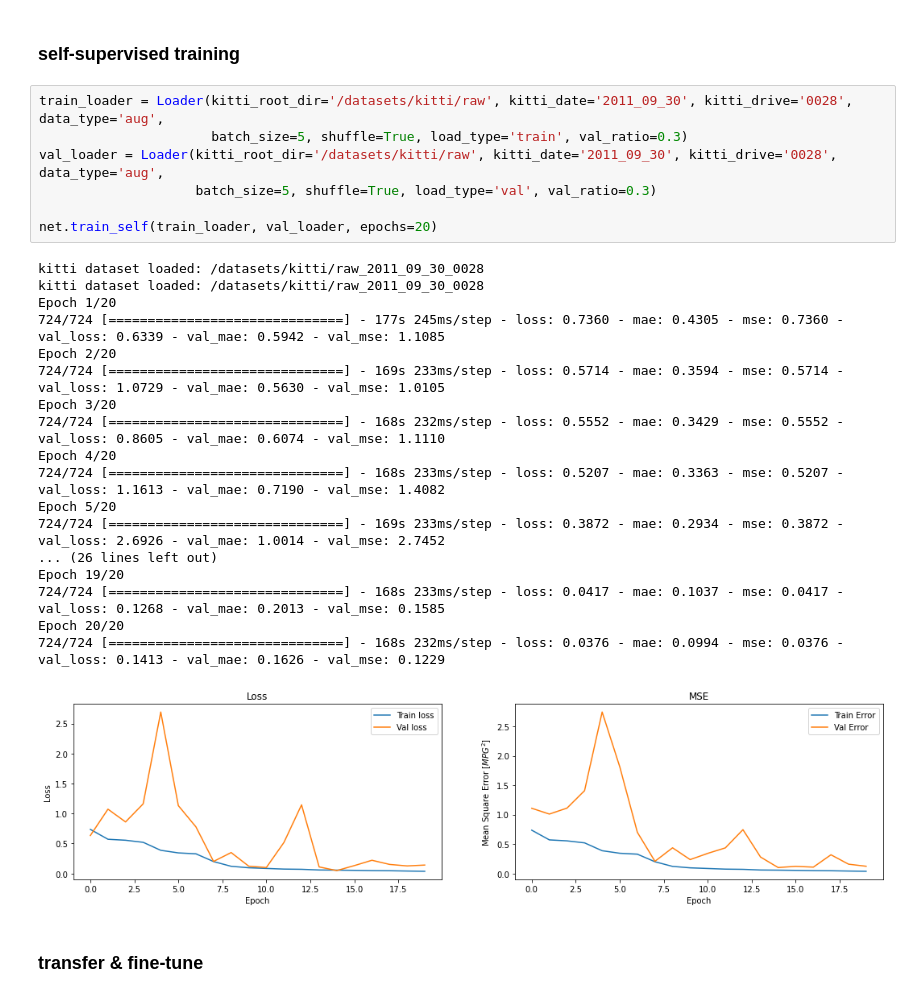
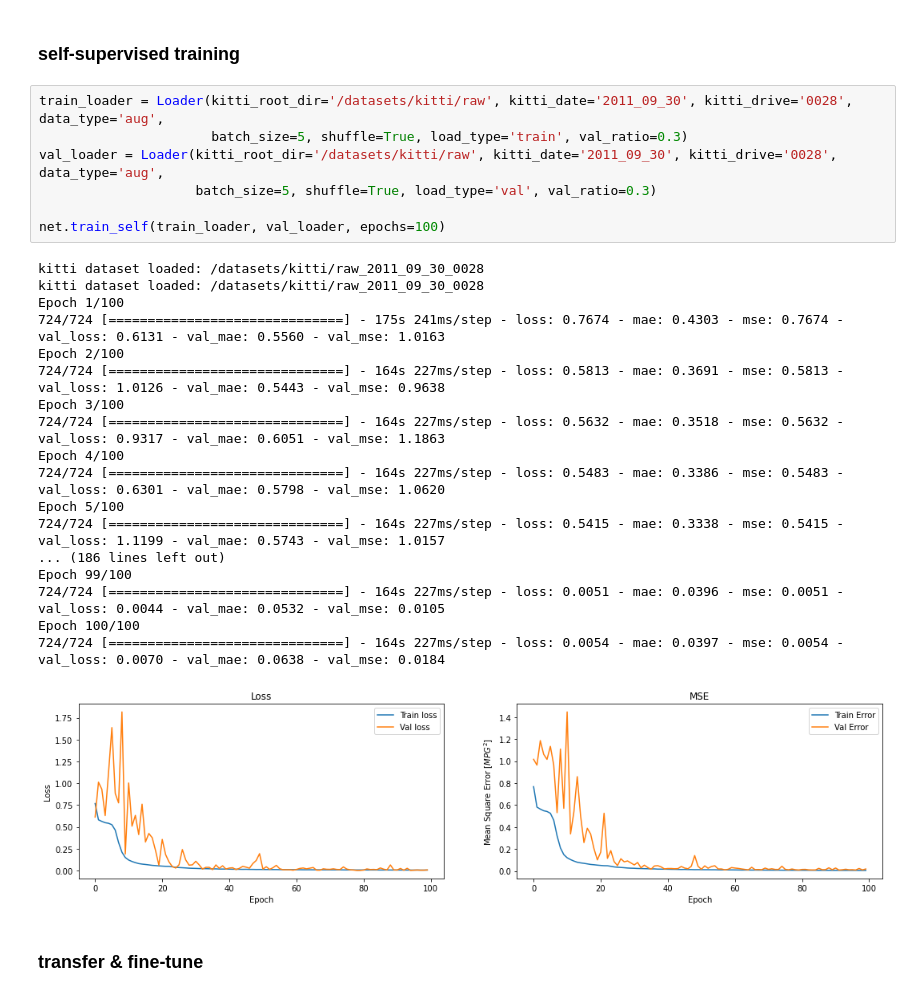
Before and after one commit to parkinkon1/sc_odom, a Jupyter notebook: Untitled1.ipynb, the cells around one changed output. Saved outputs shown, nothing was run; the diff lists cells and outputs as text.

```diff
--- a/Untitled1.ipynb
+++ b/Untitled1.ipynb
@@ -65,29 +65,29 @@ net = Q10Net(model_type='mobilenetv2', input_shape=(320, 720, 2))
 # %%
 train_loader = Loader(kitti_root_dir='/datasets/kitti/raw', kitti_date='2011_09_30', kitti_drive='0028', data_type='aug',
                       batch_size=5, shuffle=True, load_type='train', val_ratio=0.3)
 val_loader = Loader(kitti_root_dir='/datasets/kitti/raw', kitti_date='2011_09_30', kitti_drive='0028', data_type='aug',
                     batch_size=5, shuffle=True, load_type='val', val_ratio=0.3)
 
-net.train_self(train_loader, val_loader, epochs=20)
+net.train_self(train_loader, val_loader, epochs=100)
 # %% [output]
 kitti dataset loaded: /datasets/kitti/raw_2011_09_30_0028
 kitti dataset loaded: /datasets/kitti/raw_2011_09_30_0028
-Epoch 1/20
-724/724 [==============================] - 177s 245ms/step - loss: 0.7360 - mae: 0.4305 - mse: 0.7360 - val_loss: 0.6339 - val_mae: 0.5942 - val_mse: 1.1085
-Epoch 2/20
-724/724 [==============================] - 169s 233ms/step - loss: 0.5714 - mae: 0.3594 - mse: 0.5714 - val_loss: 1.0729 - val_mae: 0.5630 - val_mse: 1.0105
-Epoch 3/20
-724/724 [==============================] - 168s 232ms/step - loss: 0.5552 - mae: 0.3429 - mse: 0.5552 - val_loss: 0.8605 - val_mae: 0.6074 - val_mse: 1.1110
-Epoch 4/20
-724/724 [==============================] - 168s 233ms/step - loss: 0.5207 - mae: 0.3363 - mse: 0.5207 - val_loss: 1.1613 - val_mae: 0.7190 - val_mse: 1.4082
-Epoch 5/20
-724/724 [==============================] - 169s 233ms/step - loss: 0.3872 - mae: 0.2934 - mse: 0.3872 - val_loss: 2.6926 - val_mae: 1.0014 - val_mse: 2.7452
-... (26 lines left out)
-Epoch 19/20
-724/724 [==============================] - 168s 233ms/step - loss: 0.0417 - mae: 0.1037 - mse: 0.0417 - val_loss: 0.1268 - val_mae: 0.2013 - val_mse: 0.1585
-Epoch 20/20
-724/724 [==============================] - 168s 232ms/step - loss: 0.0376 - mae: 0.0994 - mse: 0.0376 - val_loss: 0.1413 - val_mae: 0.1626 - val_mse: 0.1229
+Epoch 1/100
+724/724 [==============================] - 175s 241ms/step - loss: 0.7674 - mae: 0.4303 - mse: 0.7674 - val_loss: 0.6131 - val_mae: 0.5560 - val_mse: 1.0163
+Epoch 2/100
+724/724 [==============================] - 164s 227ms/step - loss: 0.5813 - mae: 0.3691 - mse: 0.5813 - val_loss: 1.0126 - val_mae: 0.5443 - val_mse: 0.9638
+Epoch 3/100
+724/724 [==============================] - 164s 227ms/step - loss: 0.5632 - mae: 0.3518 - mse: 0.5632 - val_loss: 0.9317 - val_mae: 0.6051 - val_mse: 1.1863
+Epoch 4/100
+724/724 [==============================] - 164s 227ms/step - loss: 0.5483 - mae: 0.3386 - mse: 0.5483 - val_loss: 0.6301 - val_mae: 0.5798 - val_mse: 1.0620
+Epoch 5/100
+724/724 [==============================] - 164s 227ms/step - loss: 0.5415 - mae: 0.3338 - mse: 0.5415 - val_loss: 1.1199 - val_mae: 0.5743 - val_mse: 1.0157
+... (186 lines left out)
+Epoch 99/100
+724/724 [==============================] - 164s 227ms/step - loss: 0.0051 - mae: 0.0396 - mse: 0.0051 - val_loss: 0.0044 - val_mae: 0.0532 - val_mse: 0.0105
+Epoch 100/100
+724/724 [==============================] - 164s 227ms/step - loss: 0.0054 - mae: 0.0397 - mse: 0.0054 - val_loss: 0.0070 - val_mae: 0.0638 - val_mse: 0.0184
-[figure, old version]
+[figure, new version]
 # %% [markdown]
 ### transfer & fine-tune
 # %%
```
Also changed, not shown: parts of 7 cells of this notebook, 6 other files.
